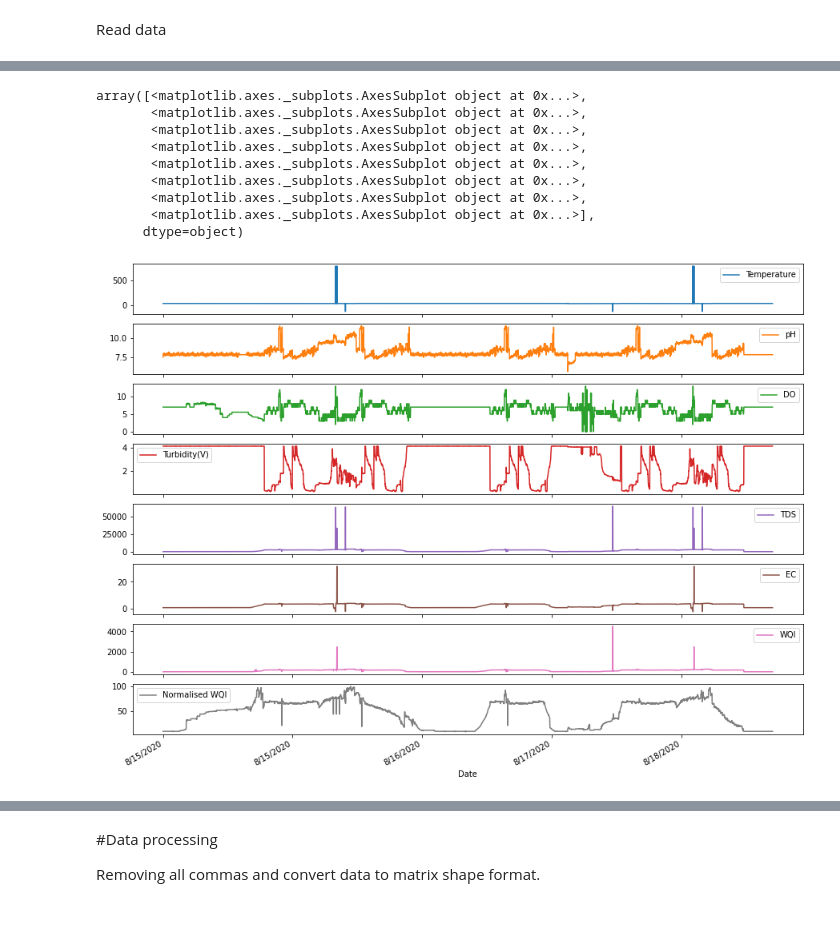
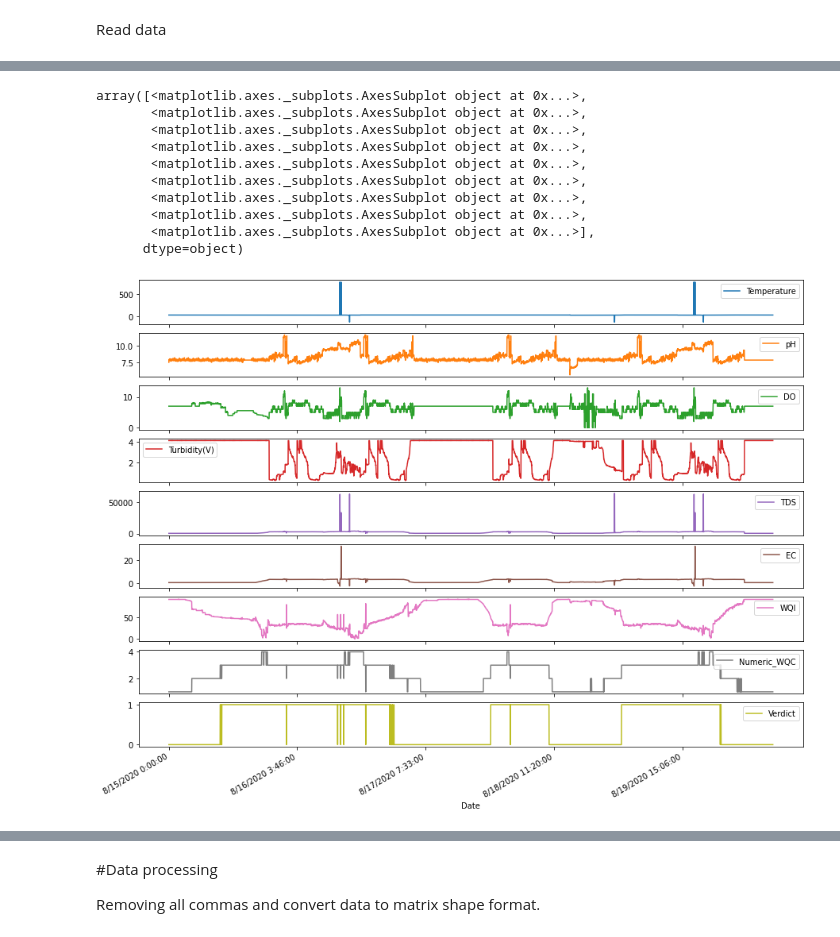
Before and after one commit to zahidshaon/Machine-Learning-Based-ETP-Outlet-Monitoring, a Jupyter notebook: Thesis_LSTM.ipynb, the cells around one changed output, grey strips where cells are left out. Saved outputs shown, nothing was run; the diff lists cells and outputs as text; code cells hidden in the pictures.

```diff
--- a/Thesis_LSTM.ipynb
+++ b/Thesis_LSTM.ipynb
@@ -19,6 +21,6 @@ from sklearn.preprocessing import MinMaxScaler
 # %% [markdown]
 Read data
 # %%
-df = pd.read_csv('/content/ETP.csv')
+df = pd.read_csv('/content/WQI_s.csv')
 df
 # %% [output]
@@ -66,16 +68,17 @@ dataset_train
 # %%
-df.plot(0, [1,2,3,4,5,6,7,8,9], subplots=True, figsize=(15,12))
+dataset_train.plot(0, [1,2,3,4,5,6,7,8,9,10], subplots=True, figsize=(15,12))
 # %% [output]
 array([<matplotlib.axes._subplots.AxesSubplot object at 0x...>,
+       <matplotlib.axes._subplots.AxesSubplot object at 0x...>,
        <matplotlib.axes._subplots.AxesSubplot object at 0x...>,
        <matplotlib.axes._subplots.AxesSubplot object at 0x...>,
        <matplotlib.axes._subplots.AxesSubplot object at 0x...>,
        <matplotlib.axes._subplots.AxesSubplot object at 0x...>,
        <matplotlib.axes._subplots.AxesSubplot object at 0x...>,
        <matplotlib.axes._subplots.AxesSubplot object at 0x...>,
        <matplotlib.axes._subplots.AxesSubplot object at 0x...>],
       dtype=object)
-[figure, old version]
+[figure, new version]
 # %%
 print(dataset_train.dtypes)
 # %% [output]
```
Also changed, not shown: parts of 33 cells of this notebook.
